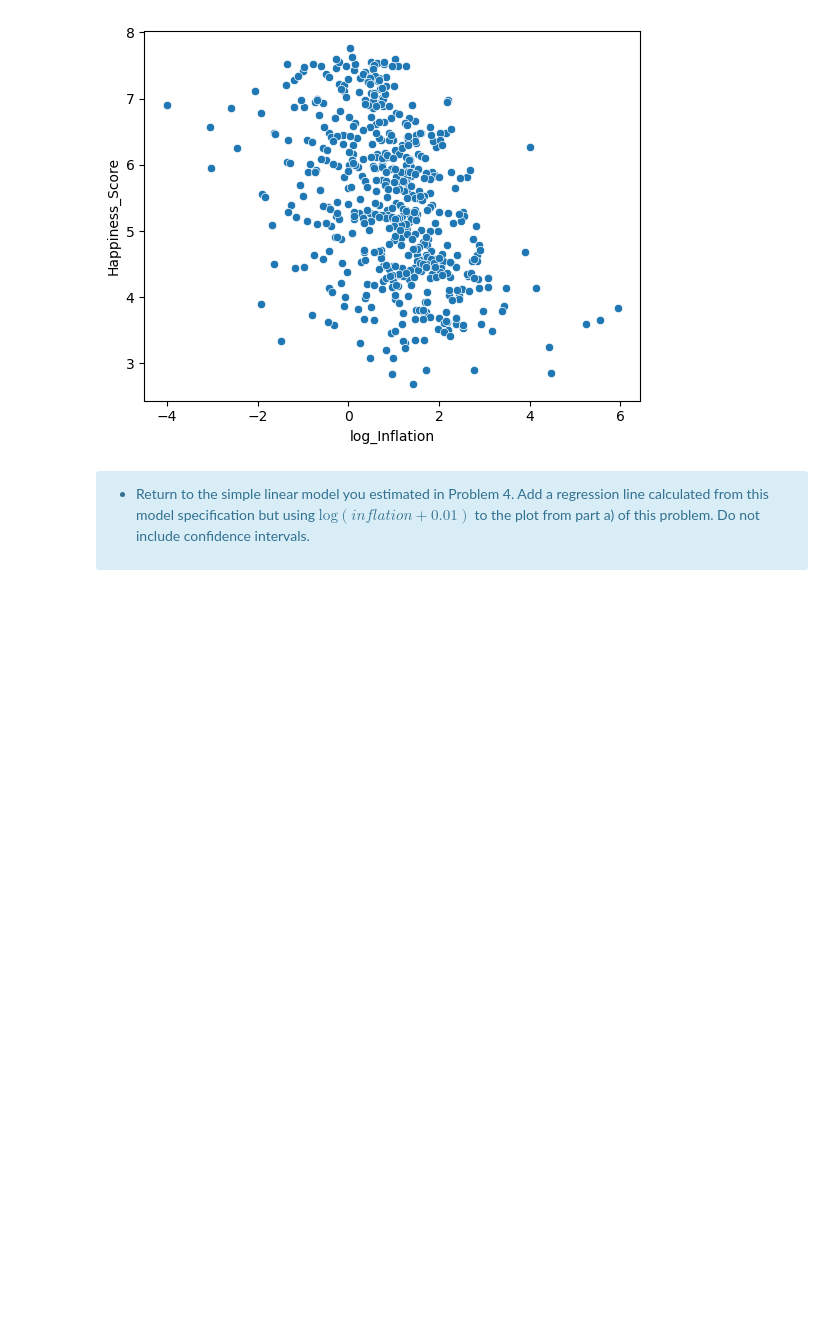
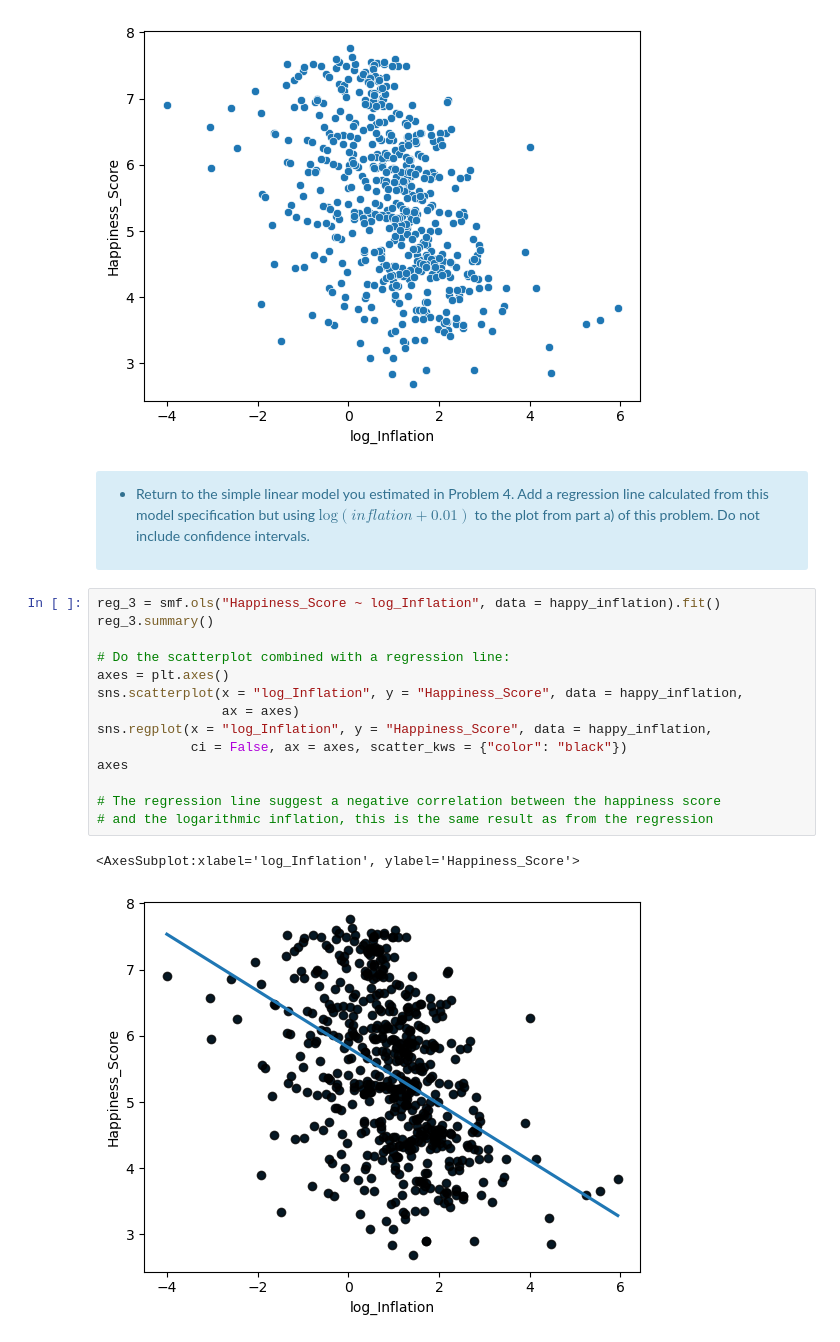
Before and after one commit to NilsGrossepieper/Grossepieper_Nils_Assignment02, a Jupyter notebook: Grossepieper_Nils_Assignment02.ipynb, the cells around one changed output. Drawn from its saved outputs; the diff is of its cells as text; blank space fills up the shorter version.

Commit message:
I added a regression line in the graph and then in the last step I map a facet plot.

```diff
--- a/Grossepieper_Nils_Assignment02.ipynb
+++ b/Grossepieper_Nils_Assignment02.ipynb
@@ -358,3 +358,20 @@ ex8_plot
 * Return to the simple linear model you estimated in Problem 4. Add a regression line calculated from this model specification but using $\mathrm{log}(\mathit{inflation} + 0.01)$ to the plot from part a) of this problem. Do not include confidence intervals.
 
 </div>
+# %%
+reg_3 = smf.ols("Happiness_Score ~ log_Inflation", data = happy_inflation).fit()
+reg_3.summary()
+
+# Do the scatterplot combined with a regression line:
+axes = plt.axes()
+sns.scatterplot(x = "log_Inflation", y = "Happiness_Score", data = happy_inflation,
+                ax = axes)
+sns.regplot(x = "log_Inflation", y = "Happiness_Score", data = happy_inflation,
+            ci = False, ax = axes, scatter_kws = {"color": "black"})
+axes
+
+# The regression line suggest a negative correlation between the happiness score
+# and the logarithmic inflation, this is the same result as from the regression
+# %% [output]
+<AxesSubplot:xlabel='log_Inflation', ylabel='Happiness_Score'>
+[figure, added]
```
Also changed, not shown: parts of 2 cells of this notebook.
